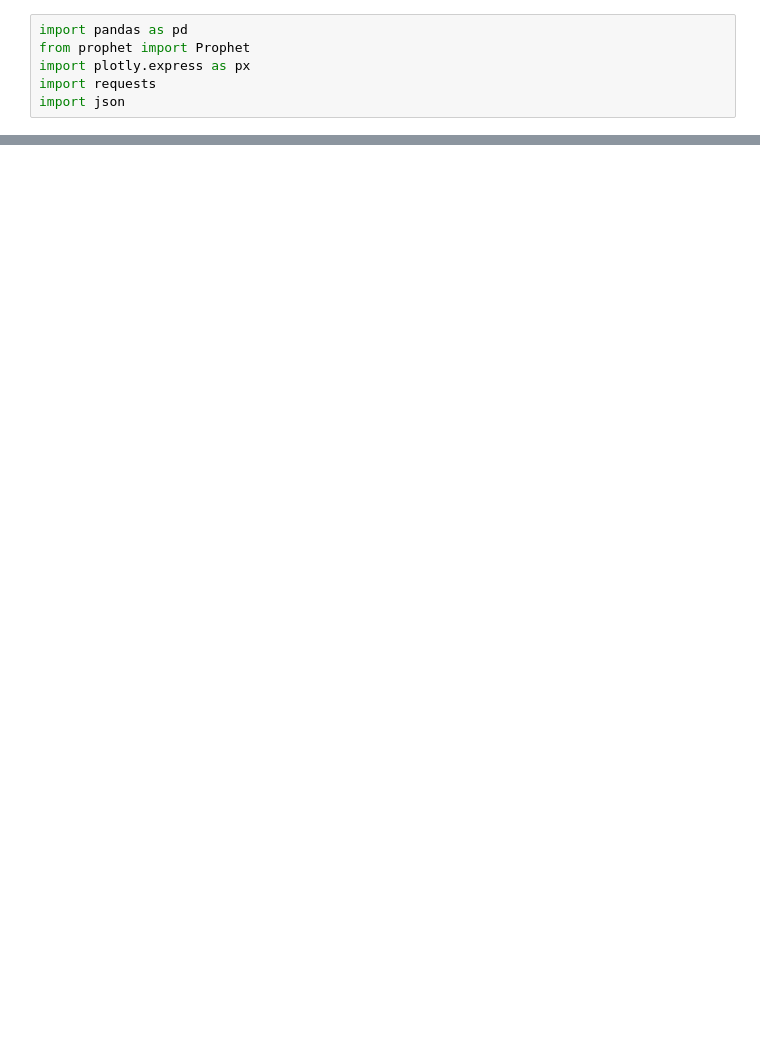
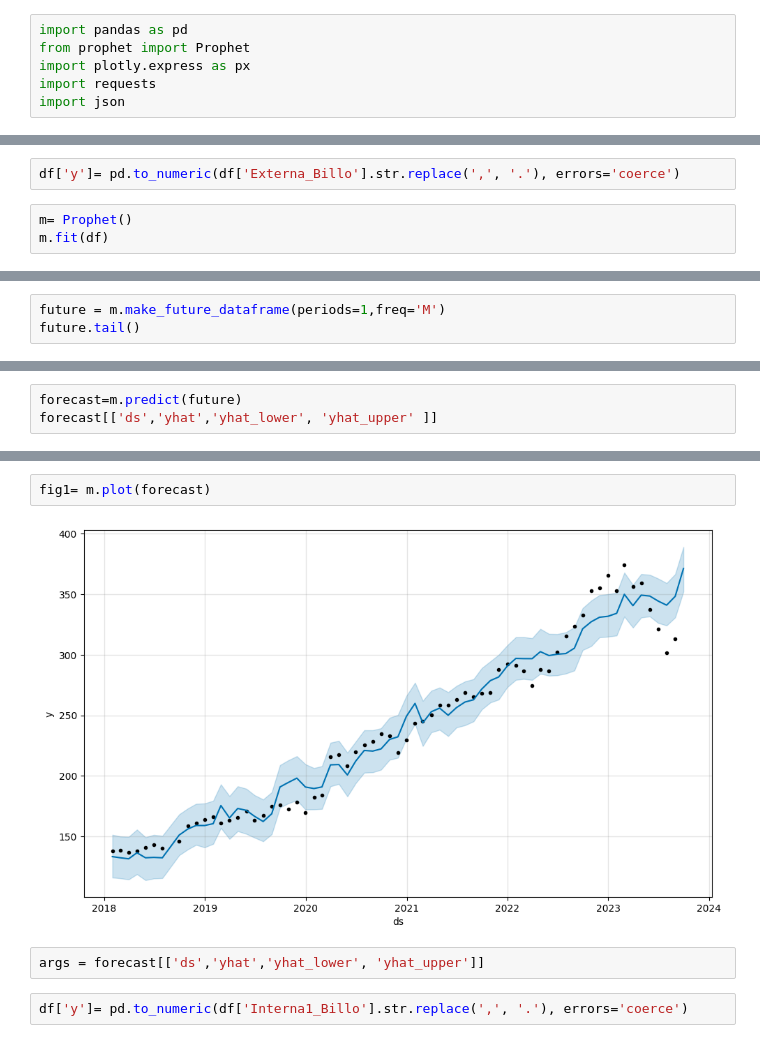
Before and after one commit to leowader/api-monitoreo-financiero, a Jupyter notebook: src/data/prediccionesDeuda.ipynb, the cells around one changed output, grey strips where cells are left out. Saved outputs shown, nothing was run; the diff lists cells and outputs as text; blank space fills up the shorter version.

```diff
--- a/src/data/prediccionesDeuda.ipynb
+++ b/src/data/prediccionesDeuda.ipynb
@@ -16,0 +45,5 @@ df.head()
+# %%
+df['y']= pd.to_numeric(df['Externa_Billo'].str.replace(',', '.'), errors='coerce')
+# %%
+m= Prophet()
+m.fit(df)
@@ -16,0 +54,3 @@ df.head()
+# %%
+future = m.make_future_dataframe(periods=1,freq='M')
+future.tail()
@@ -16,0 +64,3 @@ df.head()
+# %%
+forecast=m.predict(future)
+forecast[['ds','yhat','yhat_lower', 'yhat_upper' ]]
@@ -16,0 +81,8 @@ df.head()
+# %%
+fig1= m.plot(forecast)
+# %% [output]
+[figure, added]
+# %%
+args = forecast[['ds','yhat','yhat_lower', 'yhat_upper']]
+# %%
+df['y']= pd.to_numeric(df['Interna1_Billo'].str.replace(',', '.'), errors='coerce')
```
Also changed, not shown: parts of 10 cells of this notebook, 2 other files.
